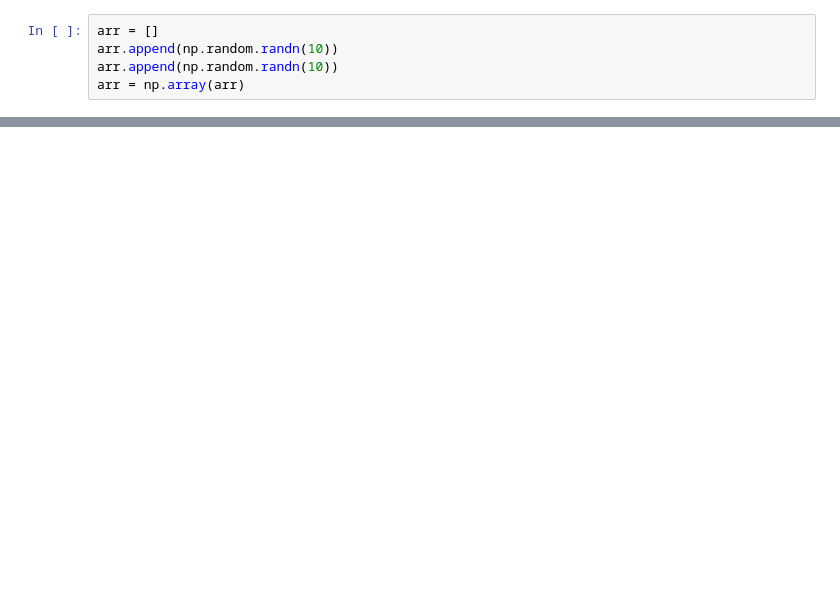
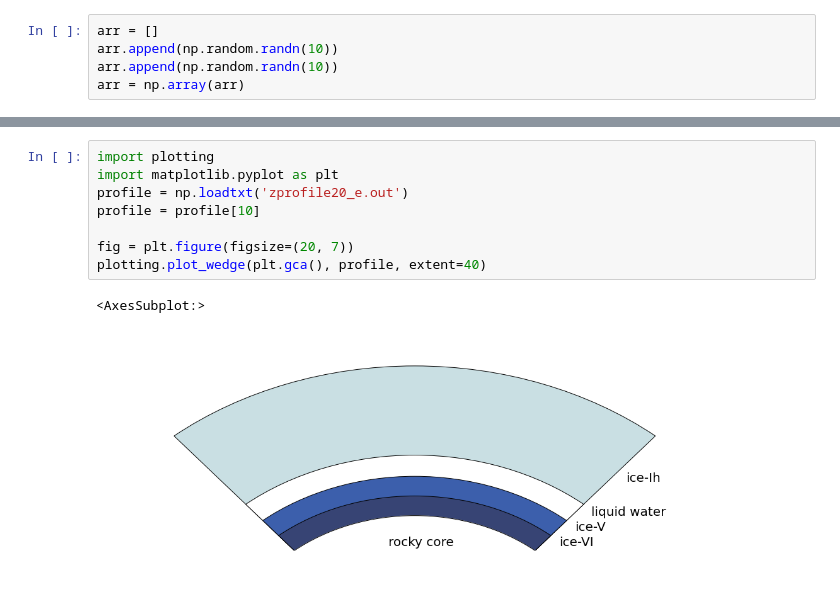
Before and after one commit to tagordon/HydroSphere, a Jupyter notebook: HS.ipynb, the cells around one changed output, grey strips where cells are left out. Cells and saved outputs as stored; diff of their text form; blank space fills up the shorter version.

Commit message:
add plotting routines

```diff
--- a/HS.ipynb
+++ b/HS.ipynb
@@ -424,0 +426,11 @@ plt.plot(zprofile[46])
+# %%
+import plotting
+import matplotlib.pyplot as plt
+profile = np.loadtxt('zprofile20_e.out')
+profile = profile[10]
+
+fig = plt.figure(figsize=(20, 7))
+plotting.plot_wedge(plt.gca(), profile, extent=40)
+# %% [output]
+<AxesSubplot:>
+[figure, added]
```
Also changed, not shown: parts of 22 cells of this notebook, 1 other file.
